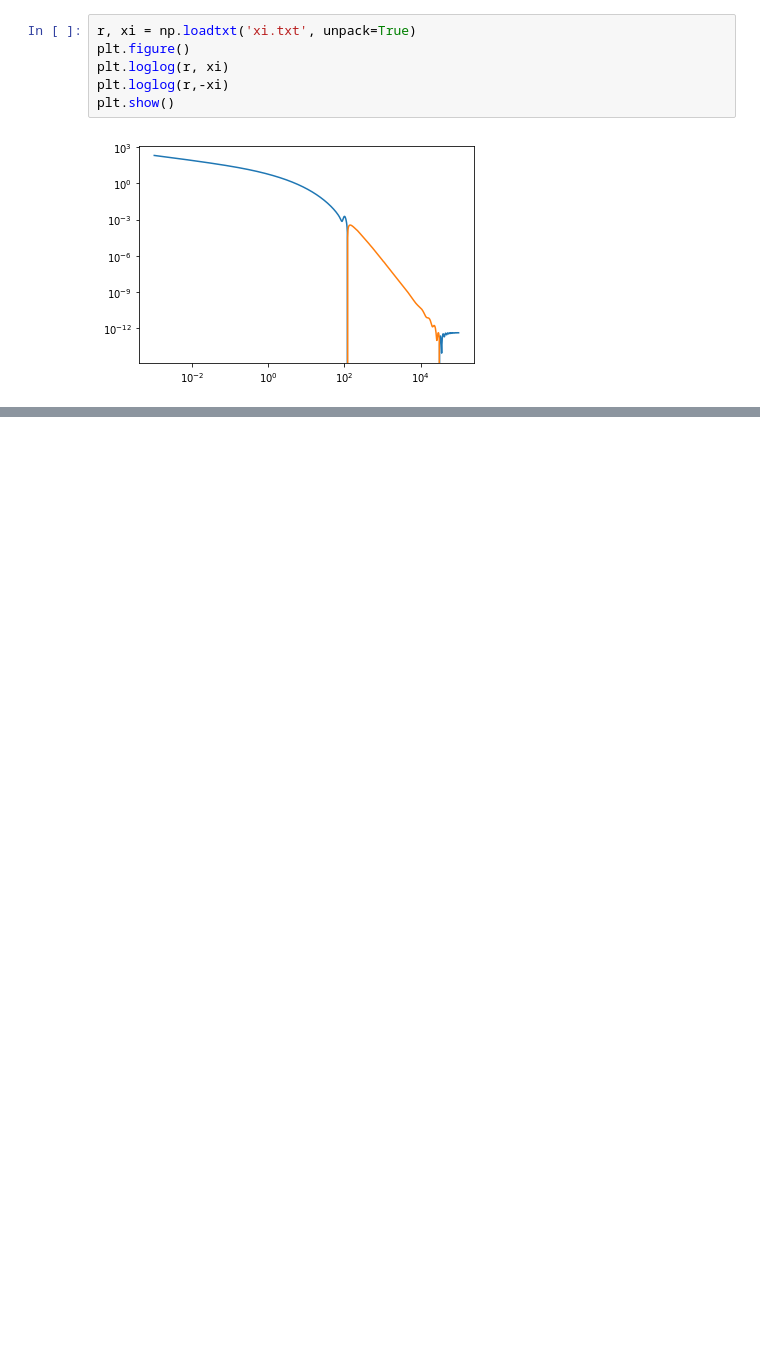
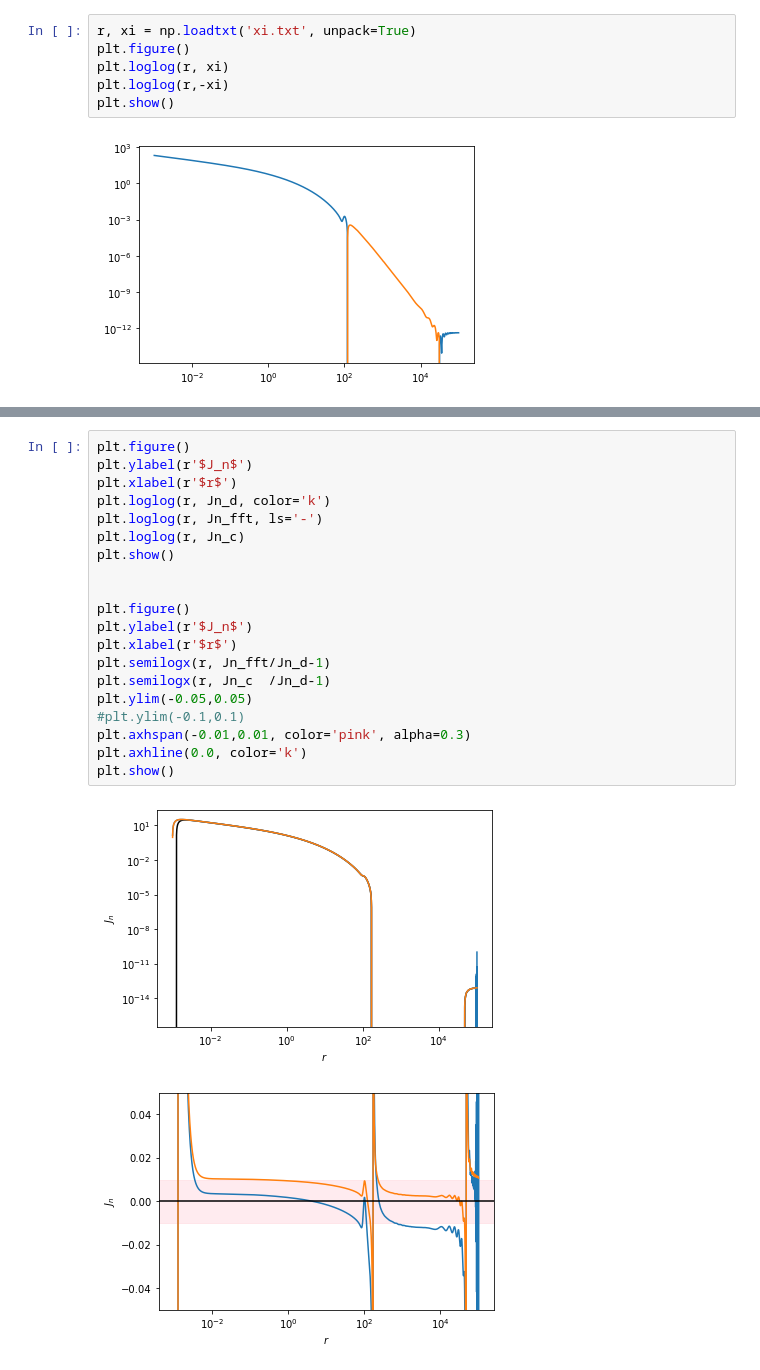
Before and after one commit to git-sunao/wp_fft, a Jupyter notebook: wp.ipynb, the cells around one changed output, grey strips where cells are left out. Saved outputs shown, nothing was run; the diff lists cells and outputs as text; blank space fills up the shorter version.

```diff
--- a/wp.ipynb
+++ b/wp.ipynb
@@ -85,0 +121,23 @@ Jn = fftlog.irfft(np.conj(h_m)) * r_fft**(f.nu-3)
+# %%
+plt.figure()
+plt.ylabel(r'$J_n$')
+plt.xlabel(r'$r$')
+plt.loglog(r, Jn_d, color='k')
+plt.loglog(r, Jn_fft, ls='-')
+plt.loglog(r, Jn_c)
+plt.show()
+
+
+plt.figure()
+plt.ylabel(r'$J_n$')
+plt.xlabel(r'$r$')
+plt.semilogx(r, Jn_fft/Jn_d-1)
+plt.semilogx(r, Jn_c  /Jn_d-1)
+plt.ylim(-0.05,0.05)
+#plt.ylim(-0.1,0.1)
+plt.axhspan(-0.01,0.01, color='pink', alpha=0.3)
+plt.axhline(0.0, color='k')
+plt.show()
+# %% [output]
+[figure, added]
+[figure, added]
```
Also changed, not shown: parts of 27 cells of this notebook.
